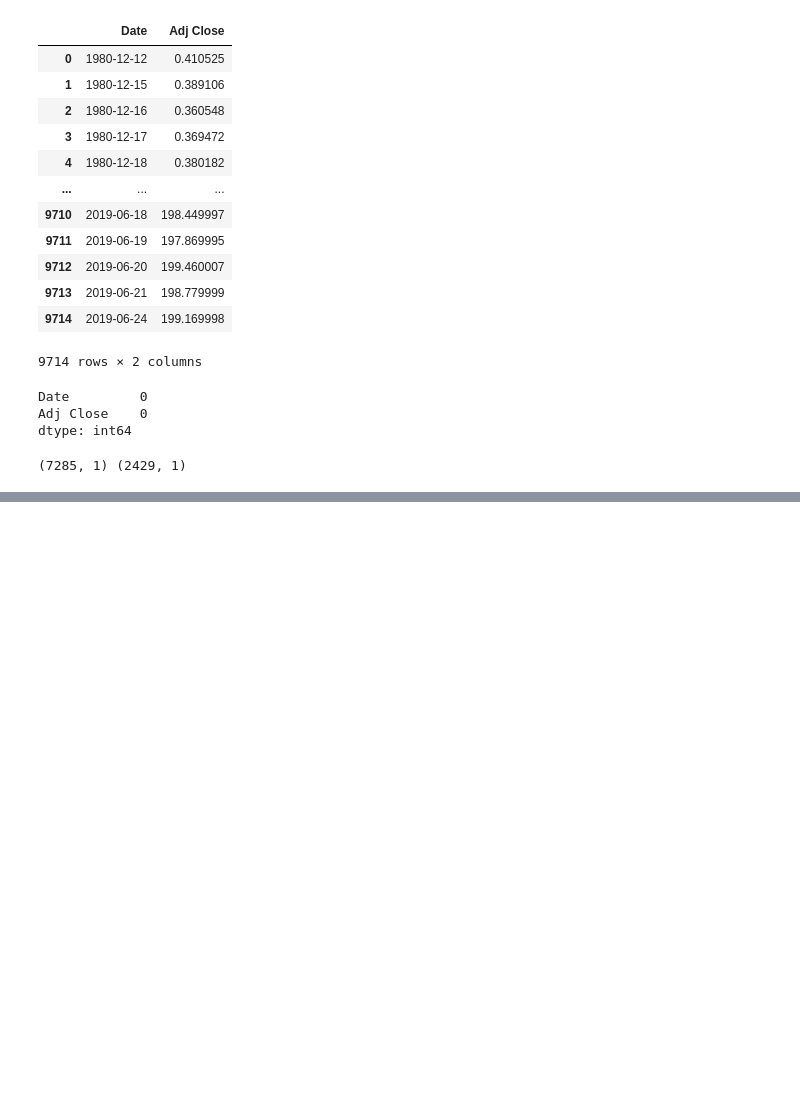
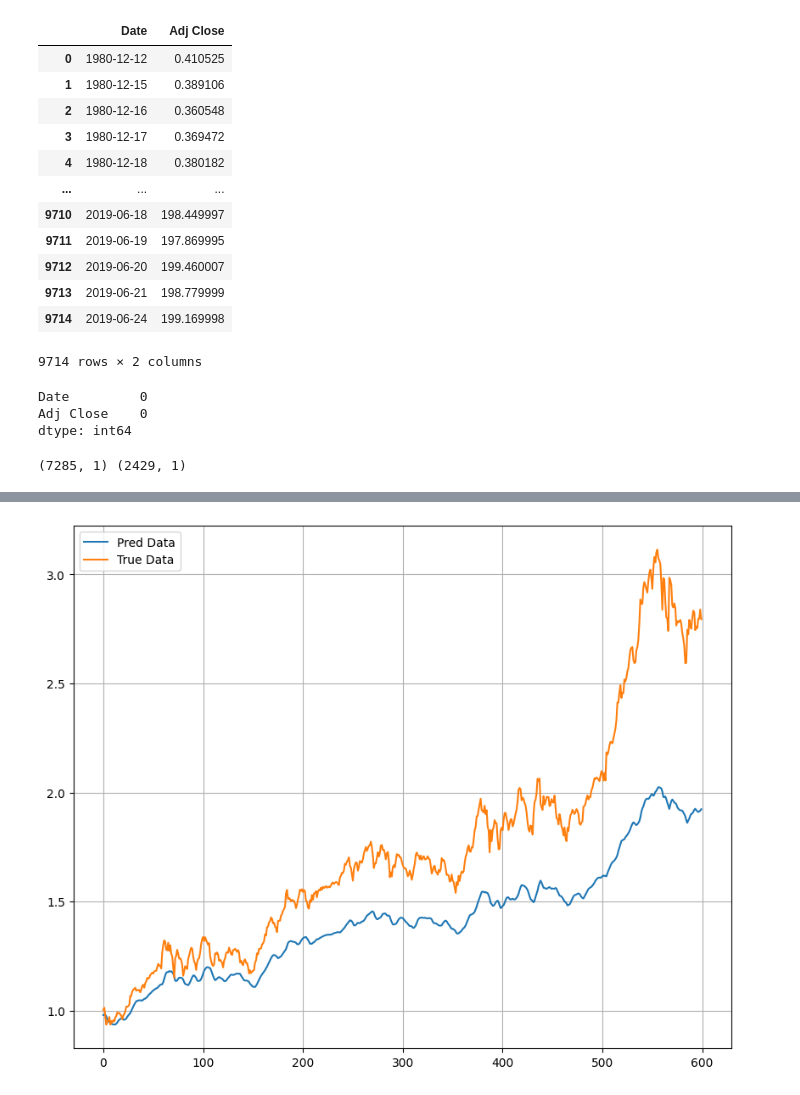
Before and after one commit to 1124apm/Multicam_2025, a Jupyter notebook: 251015/02_exam.ipynb, the cells around one changed output, grey strips where cells are left out. Drawn from its saved outputs; the diff is of its cells as text; code cells hidden in the pictures; blank space fills up the shorter version.

```diff
--- a/251015/02_exam.ipynb
+++ b/251015/02_exam.ipynb
@@ -231,0 +226,18 @@ print(train_data.shape, test_data.shape)
+# %%
+# train_dl = DataLoader(train_ds, shuffle=True, drop_last=True, batch_size=64)
+train_dl = DataLoader(train_ds, shuffle=True, drop_last=True, batch_size=128)
+# test_dl = DataLoader(test_ds, shuffle=False, drop_last=False, batch_size=128)
+test_dl = DataLoader(test_ds, shuffle=False, drop_last=False, batch_size=256)
+# %%
+# 반복 학습 루프 생성
+# 모델 생성
+aapl_model = RNNReg( input_size= 1, hidden_size= 128)
+# aapl_model = RNNReg( input_size= 1, hidden_size= 128, num_layers= 2, dropout=0.2 )
+# 이렇게 하면 과적합
+
+# 손실함수
+criterion = nn.MSELoss()
+# 옵티마이저
+optimizer = optim.Adam(aapl_model.parameters(), lr = 0.0001)
+# optimizer = optim.Adam(aapl_model.parameters(), lr = 0.001)
+# optimizer = optim.Adam(aapl_model.parameters(), lr = 0.1)
@@ -231,0 +314,26 @@ print(train_data.shape, test_data.shape)
+# %%
+# 검증 셋 예측값과 실젯값을 그래프로 시각화
+aapl_model.eval()
+
+preds, trues = [], []
+
+with torch.no_grad():
+    for x, y in test_dl:
+        x = x.float()
+        y = y.float()
+        yhat = aapl_model(x)
+        preds.append(yhat.cpu())
+        trues.append(y.cpu())
+
+# preds, trues를 numpy 형태로 변환
+preds = torch.cat(preds, dim=0).squeeze(-1).numpy()
+trues = torch.cat(trues, dim=0).squeeze(-1).numpy()
+
+plt.figure(figsize=(10, 8))
+plt.plot(preds[:600], label= 'Pred Data')
+plt.plot(trues[:600], label= 'True Data')
+plt.legend()
+plt.grid(True)
+plt.show()
+# %% [output]
+[figure, added]
```
Also changed, not shown: parts of 11 cells of this notebook, 9 other files.
